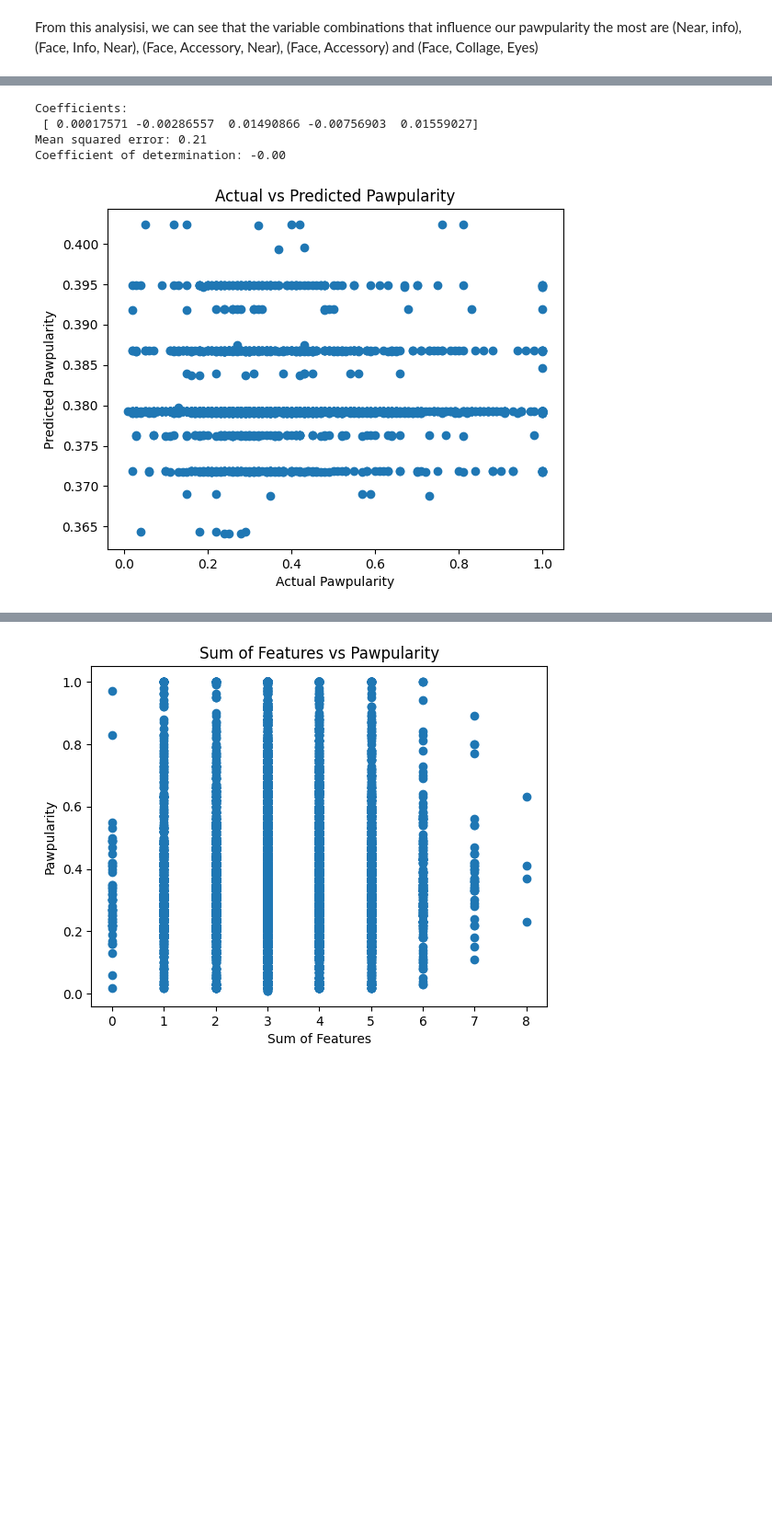
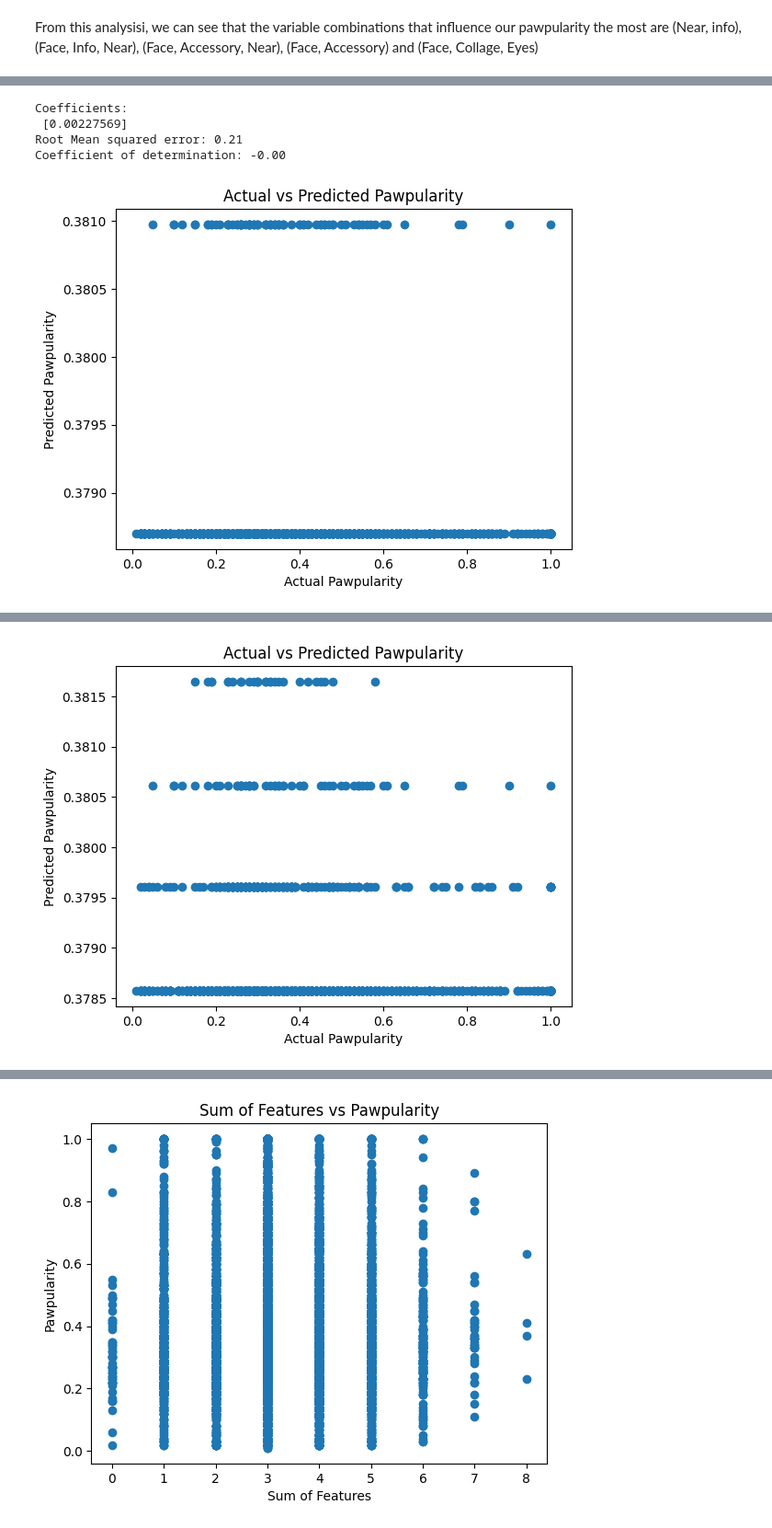
Before and after one commit to minesamaro/pawpularity-daco, a Jupyter notebook: data_processer.ipynb, the cells around one changed output, grey strips where cells are left out. Shown at 92% size. Saved outputs shown, nothing was run; the diff lists cells and outputs as text; code cells hidden in the pictures; blank space fills up the shorter version.

```diff
--- a/data_processer.ipynb
+++ b/data_processer.ipynb
@@ -180,10 +132,0 @@ for i, feature in enumerate(cols):
-# %%
-## Correlation between features and target variable
-train_data['pawpularity_norm']= train_data['Pawpularity']/100.0
-
-correlation_matrix = train_data.corr()
-
-plt.figure(figsize=(10, 8))
-sns.heatmap(correlation_matrix, annot=True, cmap='coolwarm', fmt=".2f")
-plt.title('Correlation Matrix')
-plt.show()
@@ -207,10 +147,9 @@ for feature in cols:
 plt.subplots(figsize=(20, 20))
 for i, feature in enumerate(cols[:-1]):
     plt.subplot(4, 4, i + 1)
-    sns.boxplot(x=outlier_free[feature], y = outlier_free['pawpularity_norm'])
+    sns.boxplot(x=outlier_free_x[feature], y = outlier_free_y)
 
-    stat, p = ttest_ind(outlier_free[feature], outlier_free['pawpularity_norm'])
-    plt.title('Boxplot of ' + feature + ' p-value: ' + str(p))
+    plt.title('Boxplot of ' + feature)
     plt.xlabel(feature)
     plt.ylabel('Frequency')
 # %% [output]
@@ -221,9 +160,9 @@ from mlxtend.frequent_patterns import apriori
 from mlxtend.frequent_patterns import association_rules
 
 # Convert the categorical variables to numerical
-# Binarize the Pawpularity variable, making zero the values below the 75th percentile and one the values above the 75th percentile
+# Binarize the Pawpularity variable, making zero the values below the mean and one the values above the 75th percentile
 bin_train_data = train_data.copy().drop(['pawpularity_norm'], axis=1)
-bin_train_data['Pawpularity'] = np.where(bin_train_data['Pawpularity'] >= 38, 1, 0)
+bin_train_data['Pawpularity'] = np.where(bin_train_data['Pawpularity'] >= 36, 1, 0)
 
 
 assoc_data = pd.get_dummies(bin_train_data)
@@ -283,42 +226,47 @@ top_ten_antecedents
 # %%
 # Train a regression model using the top five antecedents and the Pawpularity variable
 from sklearn.model_selection import train_test_split
 from sklearn.linear_model import LinearRegression
 from sklearn.metrics import mean_squared_error, r2_score
 
-# Get the top five antecedents
-top_five = top_ten_antecedents.head(5)
-top_five = top_five['Feature']
-top_five = top_five.tolist()
+rmse = []
+r2 = []
+models = []
+for i in range(len(top_ten_antecedents)):
+  # Get the top five antecedents
+  top_five = top_ten_antecedents.head(i+1)
+  top_five = top_five['Feature']
+  top_five = top_five.tolist()
 
-# Get the training data
-X = train_data[top_five]
-y = train_data['pawpularity_norm']
+  # Get the training data
+  X_train_i = X_train[top_five]
+  X_val_i = X_val[top_five]
 
-# Split the data into training and testing sets
-X_train, X_test, y_train, y_test = train_test_split(X, y, test_size=0.2, random_state=42)
+  # Train the model
+  model = LinearRegression()
+  model.fit(X_train_i, y_train)
 
-# Train the model
-model = LinearRegression()
-model.fit(X_train, y_train)
+  # Make predictions
+  y_pred = model.predict(X_val_i)
 
-# Make predictions
-y_pred = model.predict(X_test)
+  # Get the model performance metrics
+  print('Coefficients: \n', model.coef_)
+  print('Root Mean squared error: %.2f' % mean_squared_error(y_val, y_pred)**0.5)
+  print('Coefficient of determination: %.2f' % r2_score(y_val, y_pred))
 
-# Get the model performance metrics
-print('Coefficients: \n', model.coef_)
-print('Root Mean squared error: %.2f' % mean_squared_error(y_test, y_pred)**0.5)
-print('Coefficient of determination: %.2f' % r2_score(y_test, y_pred))
+  rmse.append(mean_squared_error(y_val, y_pred)**0.5)
+  r2.append(r2_score(y_val, y_pred))
+  models.append(model)
 
-# Plot the predictions against the actual values
-plt.scatter(y_test, y_pred)
-plt.xlabel('Actual Pawpularity')
-plt.ylabel('Predicted Pawpularity')
-plt.title('Actual vs Predicted Pawpularity')
-plt.show()
+  # Plot the predictions against the actual values
+  plt.scatter(y_val, y_pred)
+  plt.xlabel('Actual Pawpularity')
+  plt.ylabel('Predicted Pawpularity')
+  plt.title('Actual vs Predicted Pawpularity')
+  plt.show()
 # %% [output]
 Coefficients:
- [ 0.00017571 -0.00286557  0.01490866 -0.00756903  0.01559027]
-Mean squared error: 0.21
+ [0.00227569]
+Root Mean squared error: 0.21
 Coefficient of determination: -0.00
-[figure, old version]
+[figure, new version]
@@ -324,0 +277 @@ Coefficient of determination: -0.00
+[figure, added]
```
Also changed, not shown: parts of 52 cells of this notebook, 5 other files.
